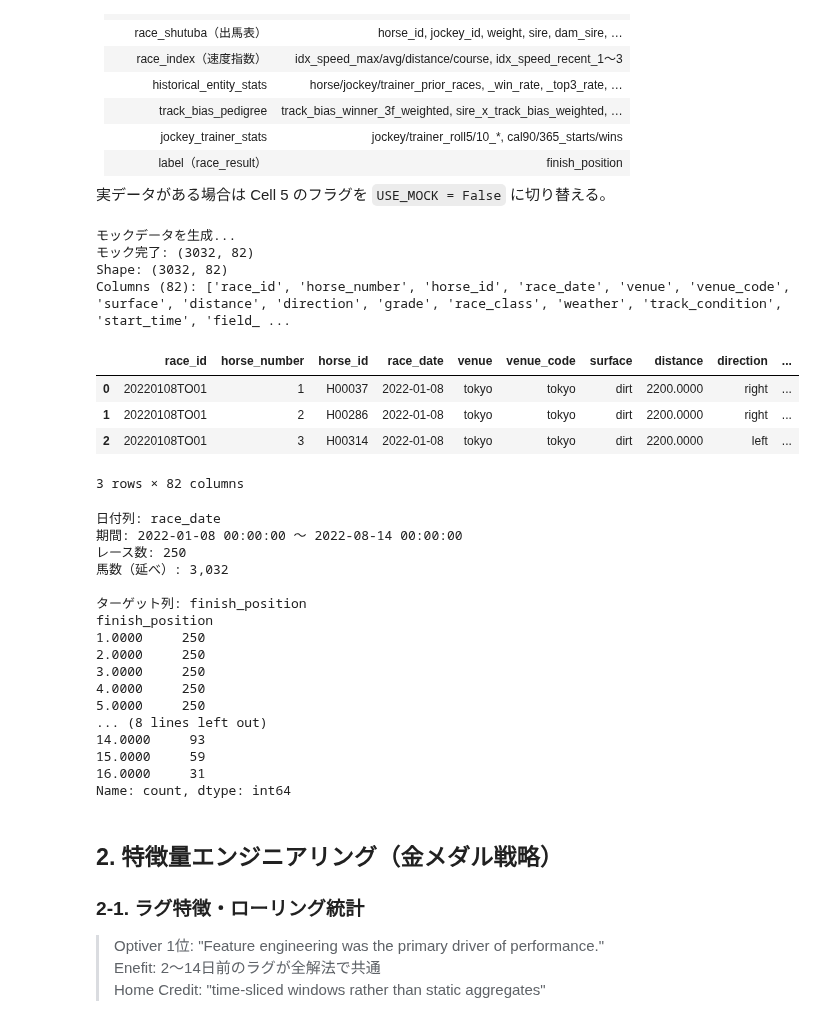
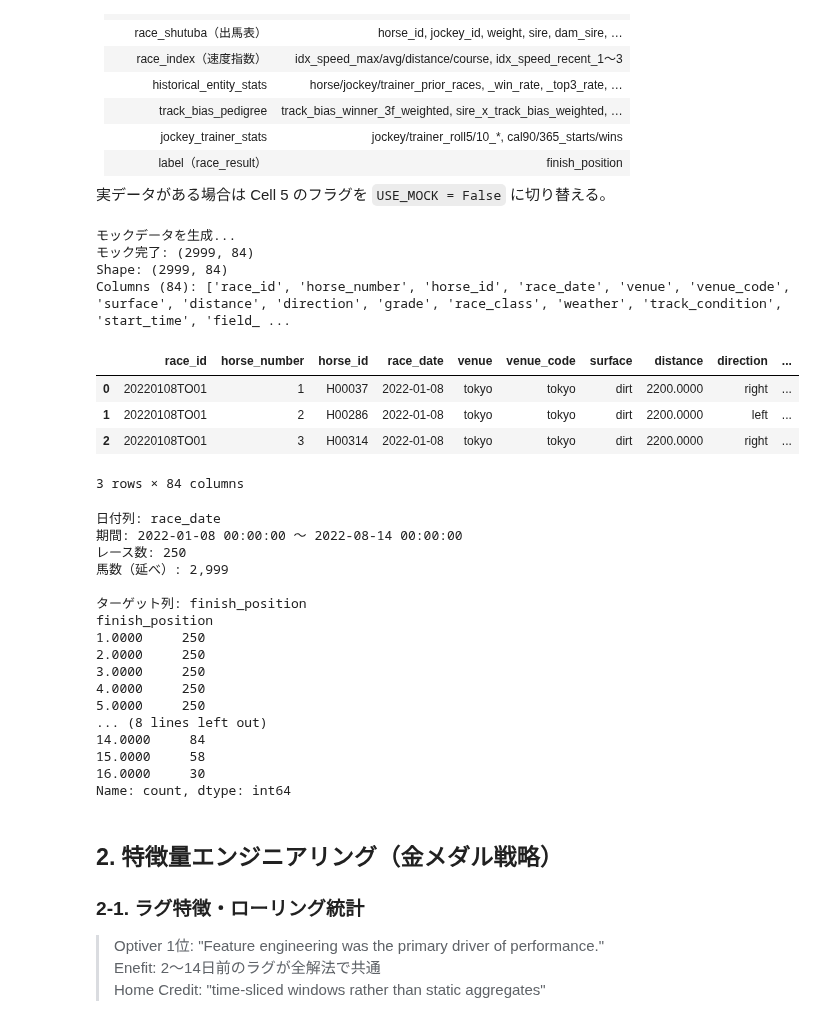
Before and after one commit to meguram/keiba-vpn, a Jupyter notebook: notebooks/modeling/2026-07-06-gold-medal-baseline.ipynb, the cells around one changed output. Drawn from its saved outputs; the diff is of its cells as text; code cells hidden in the pictures.

```diff
--- a/notebooks/modeling/2026-07-06-gold-medal-baseline.ipynb
+++ b/notebooks/modeling/2026-07-06-gold-medal-baseline.ipynb
@@ -134,13 +134,20 @@ def make_mock_df(n_races: int = 250, max_horses: int = 16, seed: int = 42) -> pd
 
         selected_horses = rng.choice(horse_ids, size=n_horses, replace=False)
         finish_order = rng.permutation(n_horses) + 1
+        # 人気順: 馬の事前勝率 + ノイズで決定し、順位付け
+        popularity_scores = rng.standard_normal(n_horses)
+        popularity_order = n_horses - popularity_scores.argsort().argsort()  # 1=最高評価
 
-        for h_num, (horse_id, finish_pos) in enumerate(zip(selected_horses, finish_order), 1):
+        for h_num, (horse_id, finish_pos, pop) in enumerate(zip(selected_horses, finish_order, popularity_order), 1):
             jockey_id = rng.choice(jockey_ids)
             trainer_id = rng.choice(trainer_ids)
             h_prior = int(rng.integers(0, 50))
             h_wins = int(rng.integers(0, max(1, h_prior // 5 + 1)))
             h_top3 = int(rng.integers(h_wins, max(h_wins + 1, h_prior // 3 + 1)))
+
+            # 単勝モーニングオッズ: 人気が高い(pop=1)ほど低オッズ
+            morning_odds = round(float(pop) * rng.uniform(0.8, 1.5) + rng.uniform(0, 2), 1)
+            morning_odds = max(1.0, morning_odds)
 
             row = {
                 # ── 主キー ──
@@ -179,6 +186,10 @@ def make_mock_df(n_races: int = 250, max_horses: int = 16, seed: int = 42) -> pd
                 "weight_change": float(rng.integers(-8, 9)),
                 "sire": rng.choice(sires),
                 "dam_sire": rng.choice(dam_sires),
+
+                # ── 市場情報（レース前に確定する特徴量）──
+                "popularity": float(pop),           # 人気順位（1=1番人気）
+                "morning_odds": morning_odds,        # モーニングオッズ（単勝）
 
                 # ── race_index: 速度指数 ──
                 "idx_speed_max": float(rng.integers(70, 120)),
@@ -247,39 +258,39 @@ def make_mock_df(n_races: int = 250, max_horses: int = 16, seed: int = 42) -> pd
             }
             rows.append(row)
 
     df = pd.DataFrame(rows)
     df["race_date"] = pd.to_datetime(df["race_date"])
     return df
 
 
 # ── データ取得 ──
 if USE_MOCK:
     print("モックデータを生成...")
     df_raw = make_mock_df(n_races=250, max_horses=16, seed=42)
     print(f"モック完了: {df_raw.shape}")
 else:
     LAYER_A_CACHE = REPO_ROOT / "data" / "local" / "modeling" / "layer_a_train.parquet"
     if LAYER_A_CACHE.exists():
         print("キャッシュから読み込み:", LAYER_A_CACHE)
         df_raw = pd.read_parquet(LAYER_A_CACHE)
     else:
         print("キャッシュなし → build_layer_a_dataframe() で構築")
         from src.pipeline.models.layer_a_dataset import build_layer_a_dataframe
         df_raw = build_layer_a_dataframe(base_dir=REPO_ROOT)
 
 print(f"Shape: {df_raw.shape}")
 print(f"Columns ({len(df_raw.columns)}): {list(df_raw.columns[:25])} ...")
 df_raw.head(3)
 # %% [output]
 モックデータを生成...
-モック完了: (3032, 82)
-Shape: (3032, 82)
-Columns (82): ['race_id', 'horse_number', 'horse_id', 'race_date', 'venue', 'venue_code', 'surface', 'distance', 'direction', 'grade', 'race_class', 'weather', 'track_condition', 'start_time', 'field_ ...
+モック完了: (2999, 84)
+Shape: (2999, 84)
+Columns (84): ['race_id', 'horse_number', 'horse_id', 'race_date', 'venue', 'venue_code', 'surface', 'distance', 'direction', 'grade', 'race_class', 'weather', 'track_condition', 'start_time', 'field_ ...
 |  | race_id | horse_number | horse_id | race_date | venue | venue_code | surface | distance | direction | ... |
 | 0 | 20220108TO01 | 1 | H00037 | 2022-01-08 | tokyo | tokyo | dirt | 2200.0000 | right | ... |
-| 1 | 20220108TO01 | 2 | H00286 | 2022-01-08 | tokyo | tokyo | dirt | 2200.0000 | right | ... |
-| 2 | 20220108TO01 | 3 | H00314 | 2022-01-08 | tokyo | tokyo | dirt | 2200.0000 | left | ... |
+| 1 | 20220108TO01 | 2 | H00286 | 2022-01-08 | tokyo | tokyo | dirt | 2200.0000 | left | ... |
+| 2 | 20220108TO01 | 3 | H00314 | 2022-01-08 | tokyo | tokyo | dirt | 2200.0000 | right | ... |
-3 rows × 82 columns
+3 rows × 84 columns
 # %%
 # 日付列の確認と型変換
 DATE_COLS = [c for c in ["race_date", "kaisai_date", "date"] if c in df_raw.columns]
@@ -302,7 +313,7 @@ if TARGET_COL:
 日付列: race_date
 期間: 2022-01-08 00:00:00 〜 2022-08-14 00:00:00
 レース数: 250
-馬数（延べ）: 3,032
+馬数（延べ）: 2,999
 
 ターゲット列: finish_position
 finish_position
@@ -312,9 +323,9 @@ finish_position
 4.0000     250
 5.0000     250
 ... (8 lines left out)
-14.0000     93
-15.0000     59
-16.0000     31
+14.0000     84
+15.0000     58
+16.0000     30
 Name: count, dtype: int64
 # %% [markdown]
 ## 2. 特徴量エンジニアリング（金メダル戦略）
```
Also changed, not shown: parts of 16 cells of this notebook.
